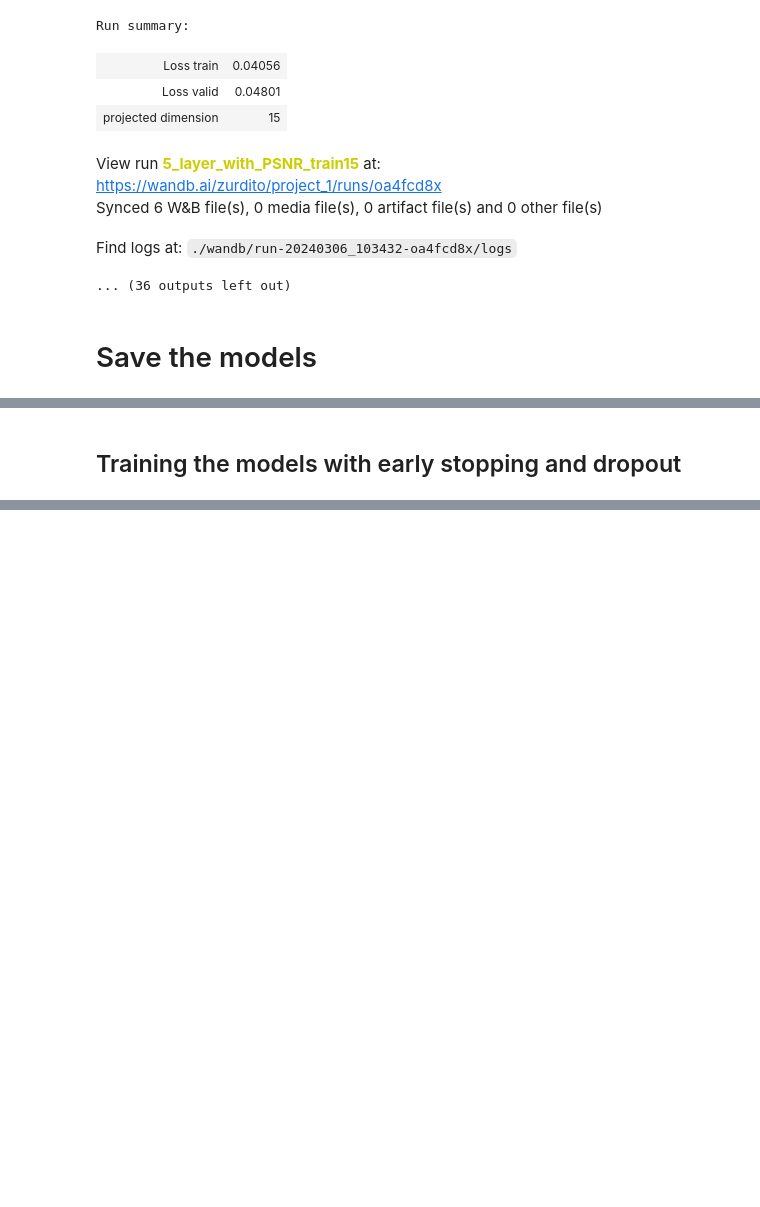
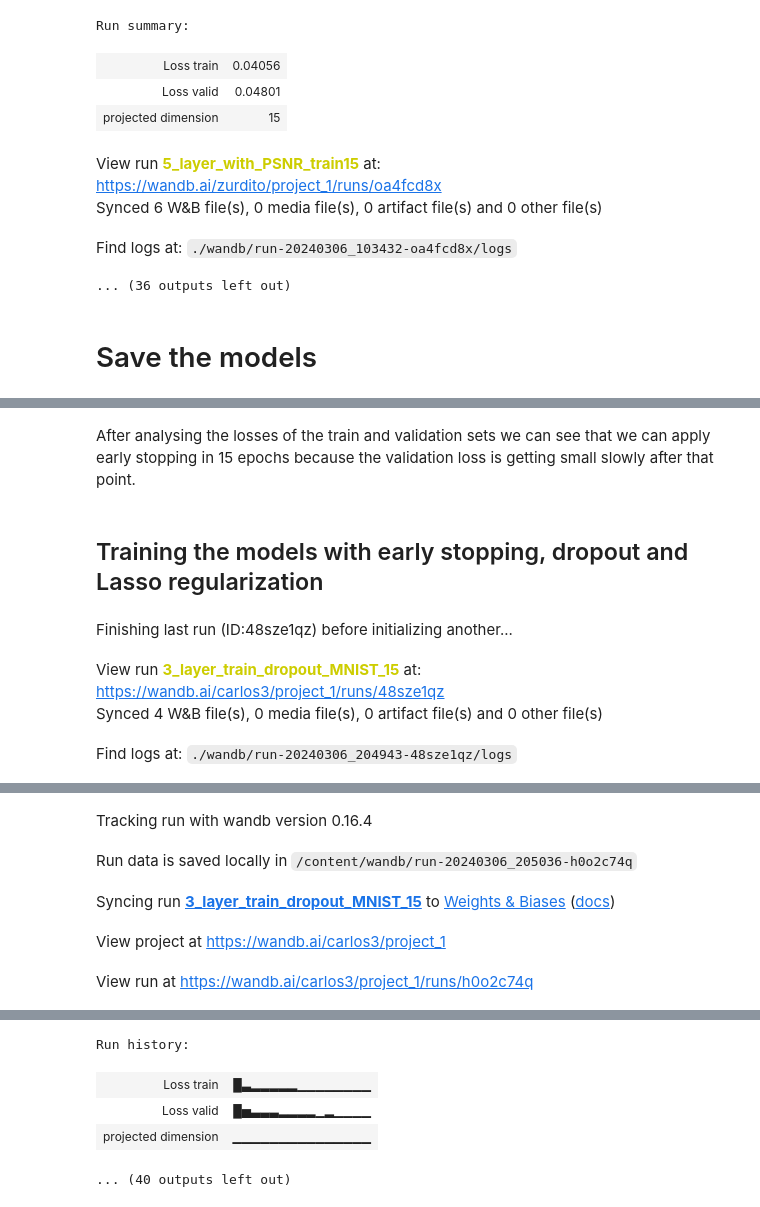
Before and after one commit to danitoribio/neural_networks, a Jupyter notebook: project1/Project1NN.ipynb, the cells around one changed output, grey strips where cells are left out. Cells and saved outputs as stored; diff of their text form; code cells hidden in the pictures; blank space fills up the shorter version.

Commit message:
final version of the notebook

```diff
--- a/project1/Project1NN.ipynb
+++ b/project1/Project1NN.ipynb
@@ -123,6 +153,7 @@ class autoencoder3(nn.Module):
         self.projected_dimension = projected_dimension
         self.criterion = nn.MSELoss()
         self.learning_rate = 0.001
+
 
         if INDEX == 0:  # MNIST
             self.name_train = f"3_layer_with_PSNR_train_MNIST_{self.projected_dimension}"
@@ -157,6 +188,7 @@ class autoencoder3(nn.Module):
             nn.ReLU(),
             #nn.Dropout(p=0.2),
             nn.Linear(150, self.projected_dimension),
+            nn.ReLU(),
         )
 
         # Building an linear decoder with Linear
@@ -179,7 +211,7 @@ class autoencoder3(nn.Module):
     def forward(self, image):
         encoded = self.encoder(image)
         decoded = self.decoder(encoded)
-        return decoded
+        return encoded, decoded
 
     def psnr(self, img1, img2):  #  Peak signal-to-noise ratio (PSNR)
         mse_criterio = nn.MSELoss()
@@ -213,8 +245,11 @@ class autoencoder3(nn.Module):
             running_loss = 0.
             for img, _ in train_data:
                 self.optimizer.zero_grad()
+                img_noised = add_noise(img,4)
                 img = img.reshape(-1, self.input_image_size)
-                reconstructed = self.forward(img)
+                img_noised = img_noised.reshape(-1, self.input_image_size)
+                enco,reconstructed = self.forward(img_noised.float())
+
                 loss_train = self.criterion(reconstructed, img)
 
                 running_loss += loss_train.item()
@@ -232,11 +267,12 @@ class autoencoder3(nn.Module):
 
                 for images,_ in valid_data:
 
+                    img_noised = add_noise(images,4)
+                    img_noised = img_noised.reshape(-1, self.input_image_size)
                     images = images.reshape(-1, self.input_image_size)
+                    encod,reconstruct = self.forward(img_noised.float())
 
-                    out = self.forward(images)
-
-                    loss_valid = self.criterion(out,images)
+                    loss_valid = self.criterion(reconstruct,images)
 
                     running_loss += loss_valid.item()
                 self.valid_loss_during_training.append(running_loss/len(valid_data))
@@ -425,7 +403,8 @@ class autoencoder5(nn.Module):
             nn.Linear(300,200),
             nn.ReLU(),
             #nn.Dropout(p=0.2),
-            nn.Linear(200,projected_dimension)
+            nn.Linear(200,projected_dimension),
+            nn.ReLU()
         )
 
         # Building an linear decoder with Linear
@@ -488,7 +467,7 @@ class autoencoder5(nn.Module):
             for img, _ in train_data:
                 self.optimizer.zero_grad()
                 img = img.reshape(-1, self.input_image_size)
-                reconstructed = model.forward(img)
+                reconstructed = self.forward(img)
                 loss_train = self.criterion(reconstructed, img)
 
                 running_loss += loss_train.item()
@@ -548,7 +527,7 @@ epochs = 30
 models_autoencoder5 = []
 for run in range(len(projected_dimensions)):
     model = autoencoder5(projected_dimensions[run])  # To initialize the model with the projected dimension
-    model.do_training(epochs,train_set[INDEX], valid_set[INDEX])
+    model.do_training(epochs,train_MNIST,valid_MNIST)
     models_autoencoder5.append(model)
 # %% [output]
 Tracking run with wandb version 0.16.4
@@ -599,7 +578,3 @@ elif INDEX == 1:  # FMNIST
 
 else:
         raise ValueError("While saving the models, INDEX should be either 0 or 1.")
-# %%
-img = train_set[INDEX].dataset.data[1,:,:]
-noised_img = add_noise(img, 100)
-plt.imshow(img.numpy().reshape([28,28]), cmap='Greys_r')
@@ -671,2 +616,4 @@ Autoenc5, test-100. Projections: tensor(14.6325)
+# %% [markdown]
+After analysing the losses of the train and validation sets we can see that we can apply early stopping in 15 epochs because the validation loss is getting small slowly after that point.
 # %% [markdown]
-## Training the models with early stopping and dropout
+## Training the models with early stopping, dropout and Lasso regularization
@@ -672,0 +776,13 @@ Autoenc5, test-100. Projections: tensor(14.6325)
+# %%
+projected_dimensions = [15, 30, 50, 100]
+epochs = 15
+models_autoencoder3_regularized = []
+for run in range(len(projected_dimensions)):
+    model = autoencoder3_regularized(projected_dimensions[run])  # To initialize the model with the projected dimension
+    model.do_training(epochs,train_set[INDEX],valid_set[INDEX])
+    models_autoencoder3_regularized.append(model)
+# %% [output]
+Finishing last run (ID:48sze1qz) before initializing another...
+View run 3_layer_train_dropout_MNIST_15 at: https://wandb.ai/carlos3/project_1/runs/48sze1qz
+Synced 4 W&B file(s), 0 media file(s), 0 artifact file(s) and 0 other file(s)
+Find logs at: ./wandb/run-20240306_204943-48sze1qz/logs
@@ -672,0 +790,5 @@ Autoenc5, test-100. Projections: tensor(14.6325)
+Tracking run with wandb version 0.16.4
+Run data is saved locally in /content/wandb/run-20240306_205036-h0o2c74q
+Syncing run 3_layer_train_dropout_MNIST_15 to Weights & Biases (docs)
+View project at https://wandb.ai/carlos3/project_1
+View run at https://wandb.ai/carlos3/project_1/runs/h0o2c74q
@@ -672,0 +810,5 @@ Autoenc5, test-100. Projections: tensor(14.6325)
+Run history:
+| Loss train | █▃▂▂▂▂▂▁▁▁▁▁▁▁▁ |
+| Loss valid | █▅▃▃▃▂▂▂▂▁▂▁▁▁▁ |
+| projected dimension | ▁▁▁▁▁▁▁▁▁▁▁▁▁▁▁ |
+... (40 outputs left out)
```
Also changed, not shown: parts of 29 cells of this notebook.
